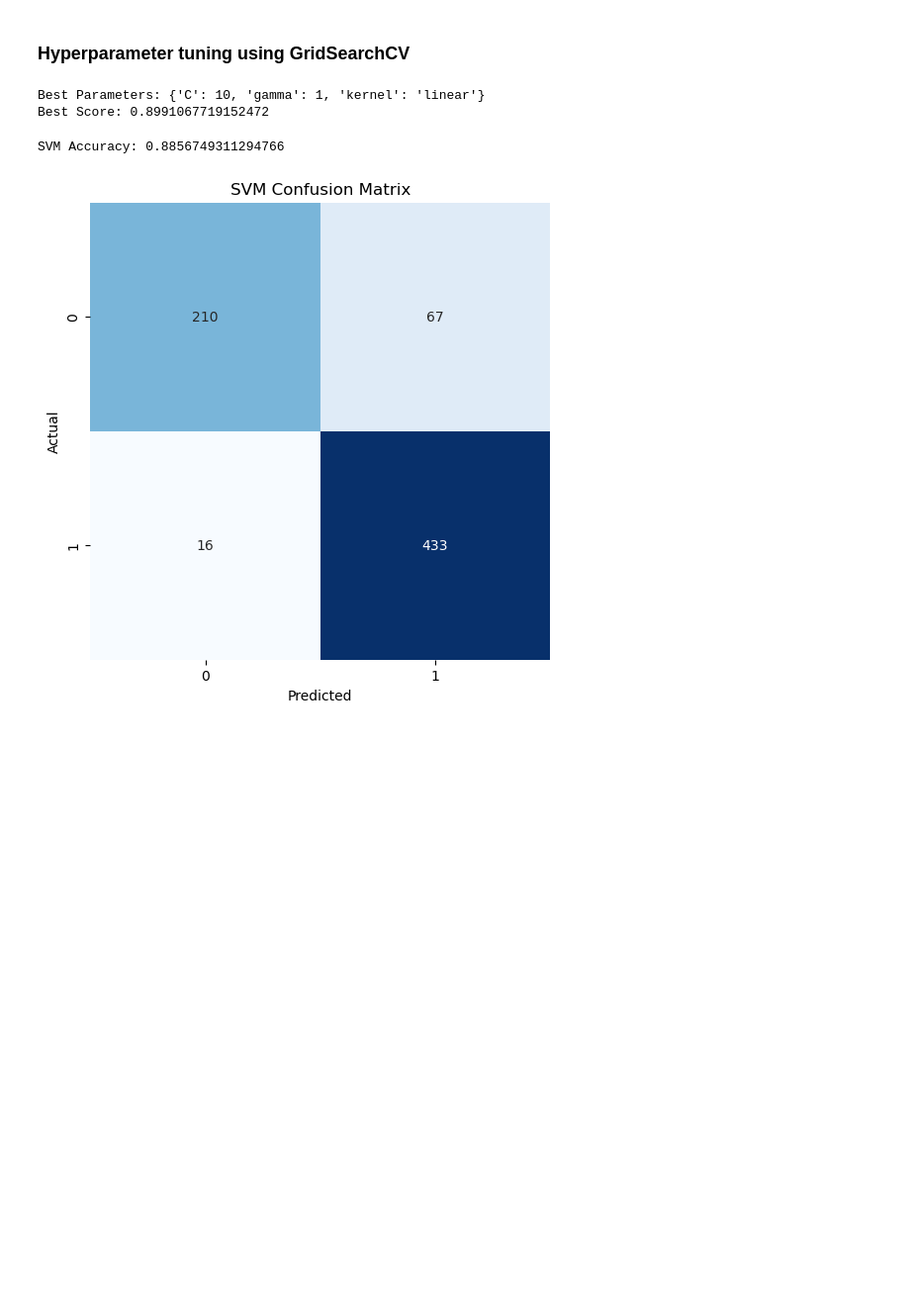
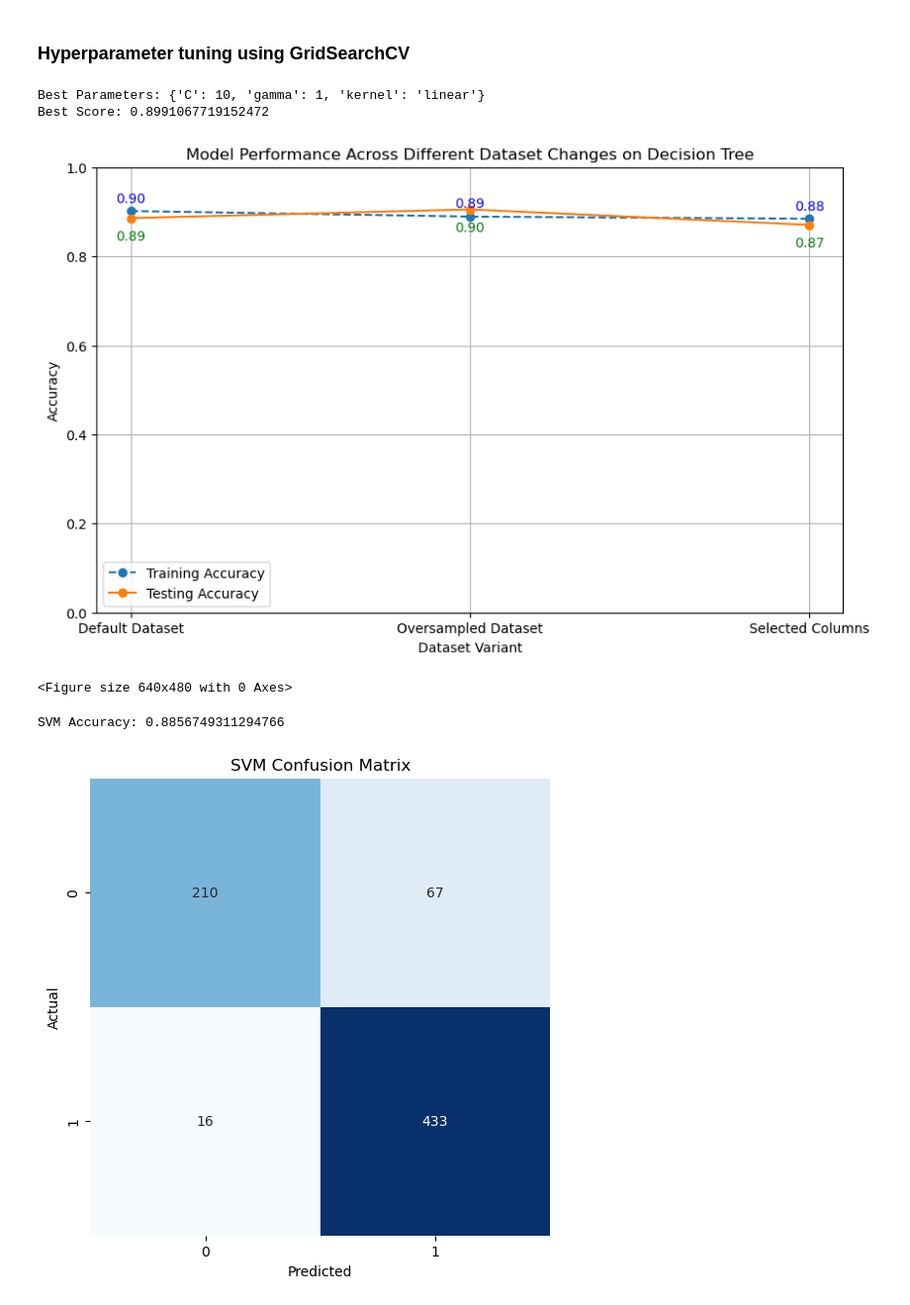
Before and after one commit to Kovarthanan07/INM701_Coursework, a Jupyter notebook: students_dropout_prediction.ipynb, the cells around one changed output. Shown at 99% size. Drawn from its saved outputs; the diff is of its cells as text; code cells hidden in the pictures; blank space fills up the shorter version.

```diff
--- a/students_dropout_prediction.ipynb
+++ b/students_dropout_prediction.ipynb
@@ -748,0 +822,9 @@ DT_important_features_plot.savefig("Decision_Tree_Important_Features.png")
+# %%
+def model_best_approch(model, X_train, y_train, X_test, y_test):
+    # model = DecisionTreeClassifier(max_depth=5, random_state=42)
+    model.fit(X_train, y_train)
+    y_pred_test = model.predict(X_test)
+    y_pred_train = model.predict(X_train)
+    train_accuracy = accuracy_score(y_train, y_pred_train)
+    test_accuracy = accuracy_score(y_test, y_pred_test)
+    return train_accuracy, test_accuracy
@@ -882,6 +1046,47 @@ print("Best Score:", grid_search.best_score_)
 # %% [output]
 Best Parameters: {'C': 10, 'gamma': 1, 'kernel': 'linear'}
 Best Score: 0.8991067719152472
+# %%
+model = SVC(kernel='linear', C=10, gamma=1)
+
+svm_training_accuracy, svm_testing_accuracy = model_best_approch(model,
+                                                               X_train, y_train, X_test, y_test)
+
+svm_resampled_training_accuracy, svm_resampled_testing_accuracy = model_best_approch(model,
+                                                                                   X_resampled_train, y_resampled_train, X_resampled_test, y_resampled_test)
+
+svm_selected_training_accuracy, svm_selected_testing_accuracy = model_best_approch(model,
+                                                                                 X_selected_train, y_selected_train, X_selected_test, y_selected_test)
+# %%
+# Plotting the accuracies
+categories = ['Default Dataset', 'Oversampled Dataset', 'Selected Columns']
+train_accuracies = [svm_training_accuracy,
+                    svm_resampled_training_accuracy, svm_selected_training_accuracy]
+test_accuracies = [svm_testing_accuracy,
+                   svm_resampled_testing_accuracy, svm_selected_testing_accuracy]
+
+plt.figure(figsize=(10, 6))
+plt.plot(categories, train_accuracies,
+         label="Training Accuracy", marker='o', linestyle='--')
+plt.plot(categories, test_accuracies,
+         label="Testing Accuracy", marker='o', linestyle='-')
+for i, (train_acc, test_acc) in enumerate(zip(train_accuracies, test_accuracies)):
+    plt.text(categories[i], train_acc + 0.02,
+             f"{train_acc:.2f}", ha='center', fontsize=10, color='blue')  # Training
+    plt.text(categories[i], test_acc - 0.05,
+             f"{test_acc:.2f}", ha='center', fontsize=10, color='green')  # Testing
+plt.title('Model Performance Across Different Dataset Changes on Decision Tree')
+plt.xlabel('Dataset Variant')
+plt.ylabel('Accuracy')
+plt.ylim(0, 1)  # Accuracy is between 0 and 1
+plt.legend()
+plt.grid(True)
+plt.show()
+
+plt.savefig("Model_Performance_Across_Different_Dataset_Changes_on_Decision_Tree.png")
+# %% [output]
+[figure, added]
+<Figure size 640x480 with 0 Axes>
 # %%
 """
 Defining best performing SVM model with hyperparameters.
```
Also changed, not shown: parts of 22 cells of this notebook, 4 other files.
